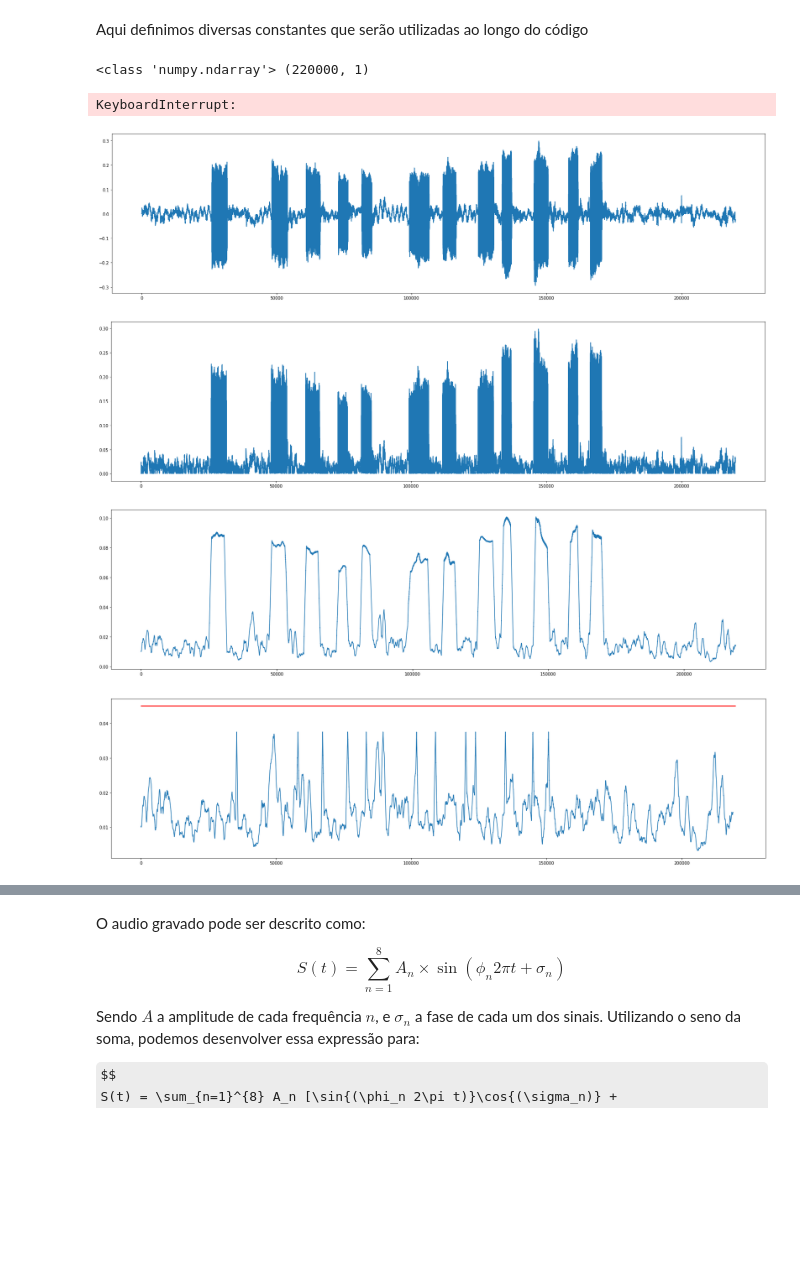
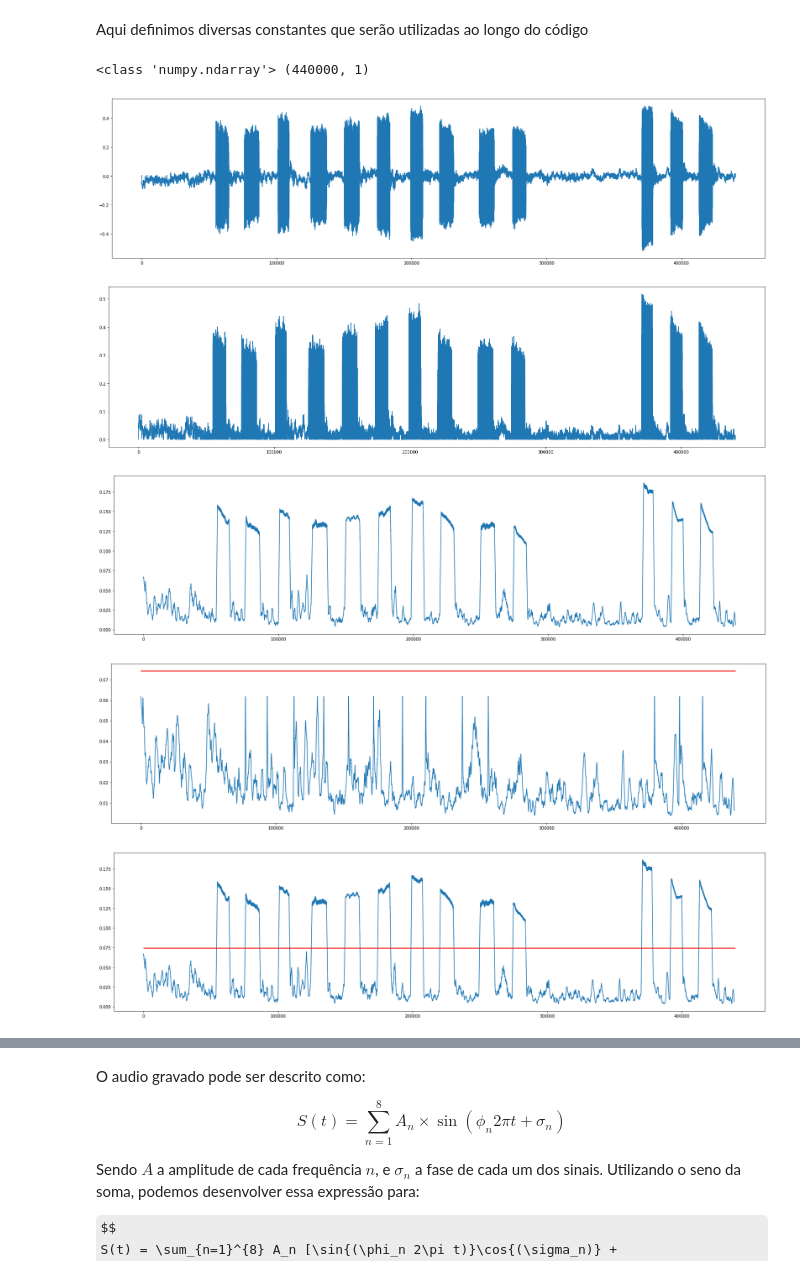
Before and after one commit to Math-42/T1-Calculo-numerico, a Jupyter notebook: T2/T2-dtmf.ipynb, the cells around one changed output, grey strips where cells are left out. Drawn from its saved outputs; the diff is of its cells as text; code cells hidden in the pictures; some formulas as TeX source; blank space fills up the shorter version.

```diff
--- a/T2/T2-dtmf.ipynb
+++ b/T2/T2-dtmf.ipynb
@@ -29,7 +29,7 @@ import math
 Aqui definimos diversas constantes que serão utilizadas ao longo do código
 # %%
 
-SAMPLE_RATE = 22000  # taxa de gravação
+SAMPLE_RATE = 44000  # taxa de gravação
 REC_TIME = 10.0  # segundos
 FRAMES = int(REC_TIME * SAMPLE_RATE)  # quantidade de frames da gravação
 CHANNELS = 1  # quantidade de canais, 1 significa mono
@@ -44,6 +44,9 @@ DTMF_HIGH_FREQUENCIES = np.array([1209, 1336, 1477, 1633])  # Hz
 DTMF_FREQUENCIES = np.concatenate(
     [DTMF_LOW_FREQUENCIES, DTMF_HIGH_FREQUENCIES])  # Hz
 
+SILENCE_THRESHOLD_PERCENT = 20
+SILENCE_THRESHOLD_PERCENT = (SILENCE_THRESHOLD_PERCENT + 100) / 100
+
 """
         1209Hz	1336Hz	1477Hz	1633Hz
 697Hz	    1	    2	    3	    A
@@ -67,11 +70,9 @@ sd.wait()  # espera a gravação encerrar
 SOUND_WAVE_ROWS, SOUND_WAVE_COLS = sound_wave.shape
 print(type(sound_wave), sound_wave.shape)
 # %% [output]
-<class 'numpy.ndarray'> (220000, 1)
+<class 'numpy.ndarray'> (440000, 1)
 # %%
 
 sd.play(sound_wave, samplerate=SAMPLE_RATE)  # toca o audio gravado
 sd.wait()  # espera o audio encerrar
-# %% [output]
-KeyboardInterrupt:
 # %%
@@ -86,38 +87,48 @@ def moving_average(a, n=1000) :
     ret[n:] = ret[n:] - ret[:-n]
     return ret[n - 1:] / n
 # %%
-
-pp.figure(figsize=(28,7))
+# visualização da gravação
+pp.figure(figsize=(28, 7))
 pp.plot(sound_wave)
 pp.show()
 # %% [output]
-[figure, old version]
+[figure, new version]
 # %%
-
+# valores absolutos da gravação
 pp.figure(figsize=(28,7))
 pp.plot(np.absolute(sound_wave))
 pp.show()
 # %% [output]
-[figure, old version]
+[figure, new version]
 # %%
-
+# média móvel dos valores absolutos
 filtered_sound_wave = moving_average(np.absolute(sound_wave))
 
 pp.figure(figsize=(28,7))
 pp.plot(filtered_sound_wave)
 pp.show()
 # %% [output]
-[figure, old version]
+[figure, new version]
 # %%
+#removendo outliers da média móvel para encontra o threshold dos dados
 silence_wave = reject_outliers(filtered_sound_wave)
 silence_wave = zoom(silence_wave,len(filtered_sound_wave)/len(silence_wave))
 
-silence_max_threshold = np.max(silence_wave) * 1.2;
+silence_threshold = np.max(silence_wave) * SILENCE_THRESHOLD_PERCENT; #threshold equivalente a 20% a mais que o maior pico do silêncio
 
 pp.figure(figsize=(28,7))
 pp.plot(silence_wave)
-pp.hlines(silence_max_threshold,xmin=-1,xmax=[len(sound_wave)], color='r', linewidth=2)
+pp.hlines(silence_threshold,xmin=-1,xmax=[len(sound_wave)], color='r', linewidth=2)
 pp.show()
 # %% [output]
-[figure, old version]
+[figure, new version]
+# %%
+# visualização da média móvel e threshold
+
+pp.figure(figsize=(28,7))
+pp.plot(filtered_sound_wave)
+pp.hlines(silence_threshold,xmin=-1,xmax=[len(sound_wave)], color='r', linewidth=2)
+pp.show()
+# %% [output]
+[figure, added]
 # %%
```
Also changed, not shown: parts of 11 cells of this notebook.
